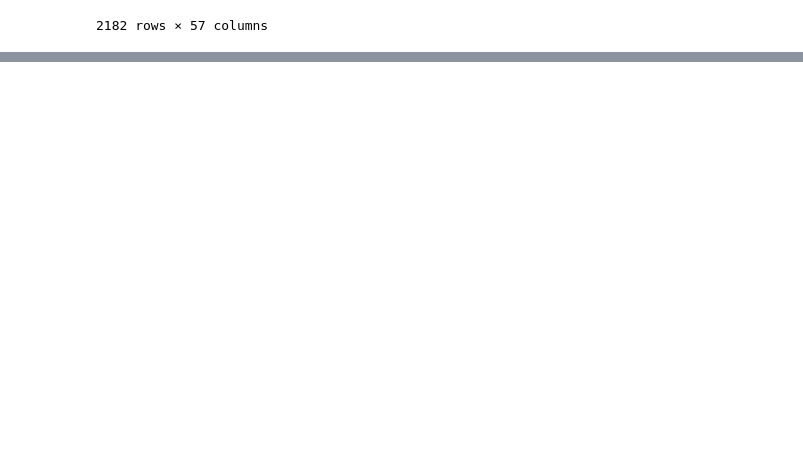
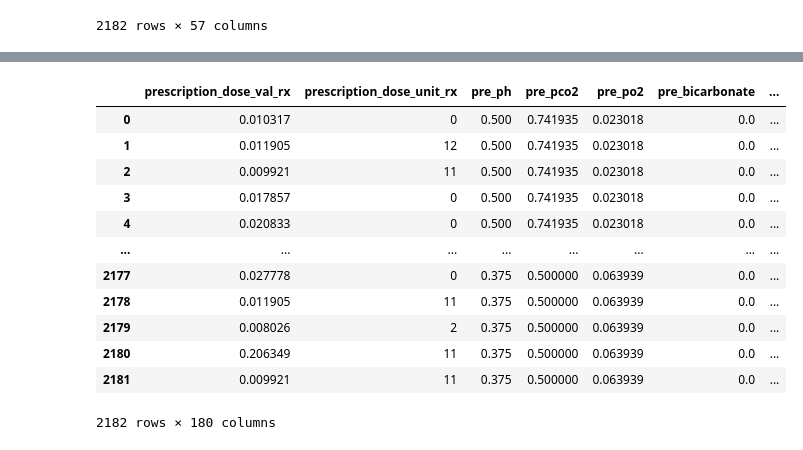
Before and after one commit to vaipos/Blue-Blood-ACM-Research, a Jupyter notebook: syndata.ipynb, the cells around one changed output, grey strips where cells are left out. Cells and saved outputs as stored; diff of their text form; code cells hidden in the pictures; blank space fills up the shorter version.

```diff
--- a/syndata.ipynb
+++ b/syndata.ipynb
@@ -19,0 +37,28 @@ df
+# %%
+import pandas as pd
+import numpy as np
+import re
+
+def clean_and_convert(x):
+    if pd.notna(x):
+        try:
+            # Remove square brackets if they exist
+            x = re.sub(r'[\[\]]', '', x)
+            # Replace multiple spaces with a single space
+            cleaned = re.sub(r'\s+', ' ', x.strip())
+            # Convert to numpy array of floats
+            return np.array([float(i) for i in cleaned.split(' ')])
+        except Exception as e:
+            # If there's an error during conversion, print the error and return the original value
+            print(f"Error processing value: {x}. Error: {e}")
+            return x  # Return the original value in case of error
+    return x  # If NaN, return as is
+
+# Check the values before applying the function
+print(original_df['prescription_rx_embeddings'].head())
+
+# Apply the function to the 'prescription_rx_embeddings' column
+original_df['prescription_rx_embeddings'] = original_df['prescription_rx_embeddings'].apply(clean_and_convert)
+
+# Check the result
+print(original_df['prescription_rx_embeddings'].head())
@@ -19,0 +78,28 @@ df
+# %%
+# Split the 'prescription_rx_embeddings' column into separate columns based on array elements
+expanded_columns = pd.DataFrame(original_df['prescription_rx_embeddings'].tolist(), index=original_df.index)
+
+# Optionally, rename the columns to something meaningful
+expanded_columns.columns = [f'P{i}' for i in range(expanded_columns.shape[1])]
+
+# Concatenate the expanded columns back to the original DataFrame, if needed
+original_df = pd.concat([original_df, expanded_columns], axis=1)
+
+# Drop the original 'prescription_rx_embeddings' column
+original_df.drop(columns=['prescription_rx_embeddings'], inplace=True)
+
+original_df
+# %% [output]
+|  | prescription_dose_val_rx | prescription_dose_unit_rx | pre_ph | pre_pco2 | pre_po2 | pre_bicarbonate | ... |
+| 0 | 0.010317 | 0 | 0.500 | 0.741935 | 0.023018 | 0.0 | ... |
+| 1 | 0.011905 | 12 | 0.500 | 0.741935 | 0.023018 | 0.0 | ... |
+| 2 | 0.009921 | 11 | 0.500 | 0.741935 | 0.023018 | 0.0 | ... |
+| 3 | 0.017857 | 0 | 0.500 | 0.741935 | 0.023018 | 0.0 | ... |
+| 4 | 0.020833 | 0 | 0.500 | 0.741935 | 0.023018 | 0.0 | ... |
+| ... | ... | ... | ... | ... | ... | ... | ... |
+| 2177 | 0.027778 | 0 | 0.375 | 0.500000 | 0.063939 | 0.0 | ... |
+| 2178 | 0.011905 | 11 | 0.375 | 0.500000 | 0.063939 | 0.0 | ... |
+| 2179 | 0.008026 | 2 | 0.375 | 0.500000 | 0.063939 | 0.0 | ... |
+| 2180 | 0.206349 | 11 | 0.375 | 0.500000 | 0.063939 | 0.0 | ... |
+| 2181 | 0.009921 | 11 | 0.375 | 0.500000 | 0.063939 | 0.0 | ... |
+2182 rows × 180 columns
```
Also changed, not shown: parts of 23 cells of this notebook, 15 other files.
